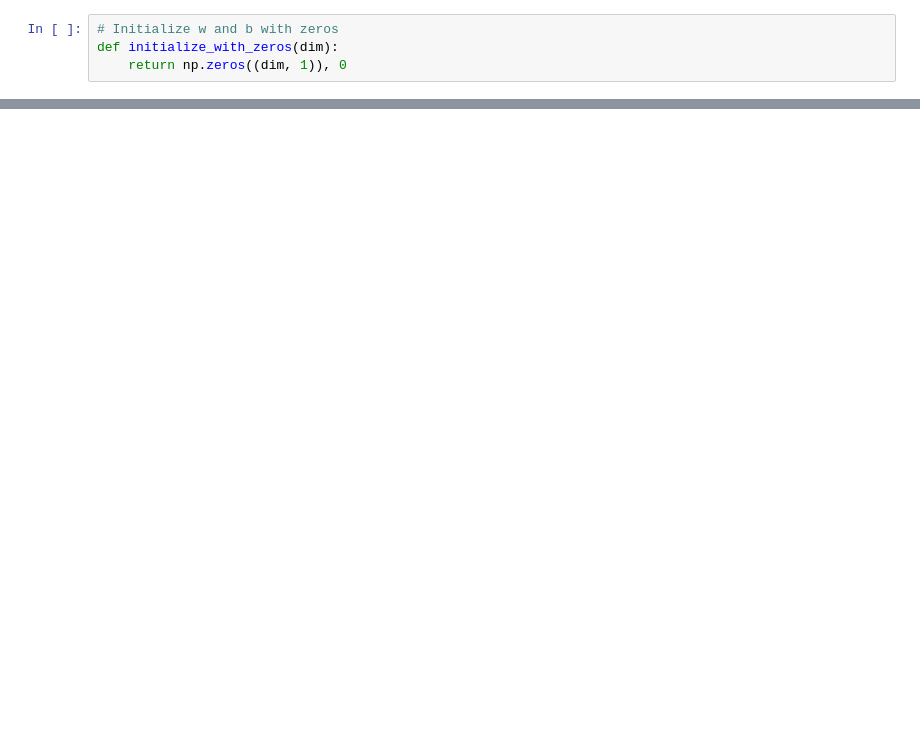
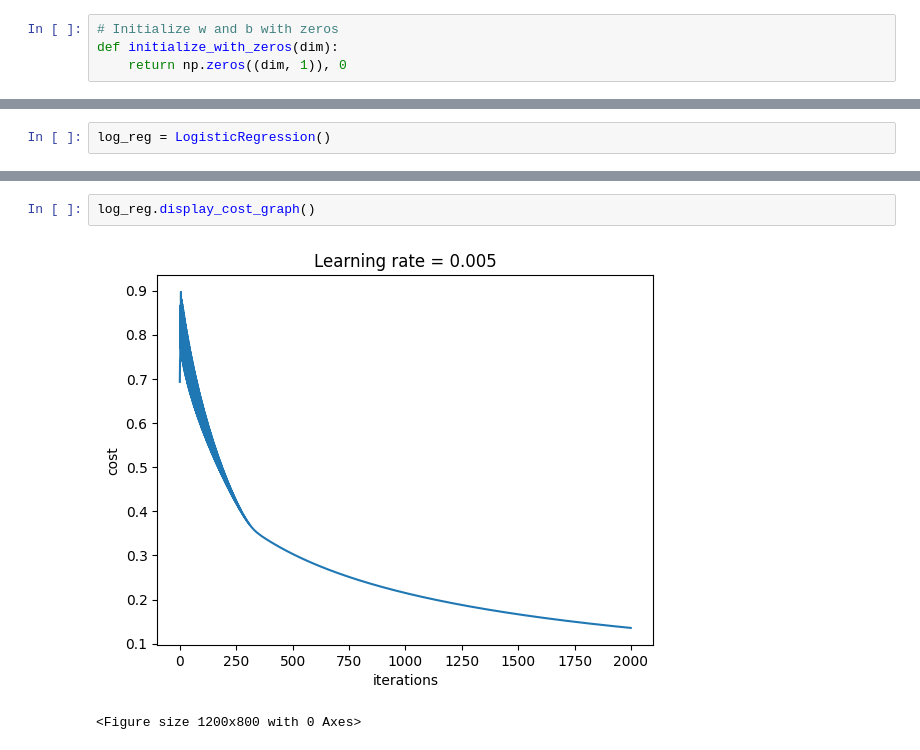
Before and after one commit to zhx281/machine-learning, a Jupyter notebook: deep_learning/01-Logistic_Regression.ipynb, the cells around one changed output, grey strips where cells are left out. Drawn from its saved outputs; the diff is of its cells as text; blank space fills up the shorter version.

```diff
--- a/deep_learning/01-Logistic_Regression.ipynb
+++ b/deep_learning/01-Logistic_Regression.ipynb
@@ -253,0 +480,2 @@ plt.show()
+# %%
+log_reg = LogisticRegression()
@@ -253,0 +489,5 @@ plt.show()
+# %%
+log_reg.display_cost_graph()
+# %% [output]
+[figure, added]
+<Figure size 1200x800 with 0 Axes>
```
Also changed, not shown: parts of 41 cells of this notebook, 3 other files.
